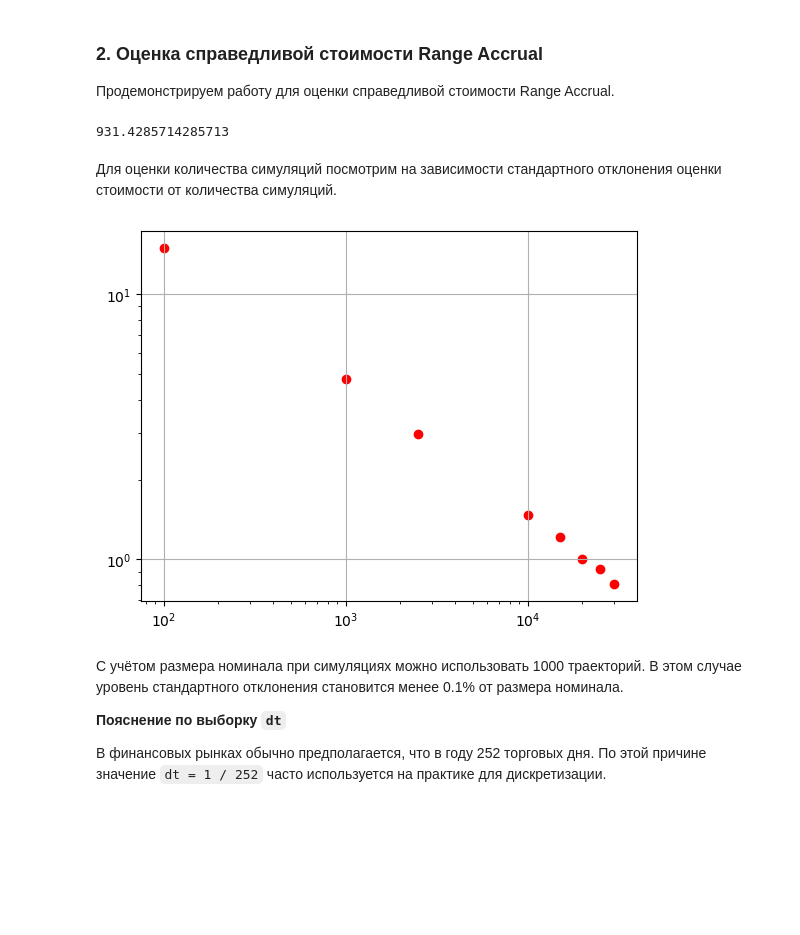
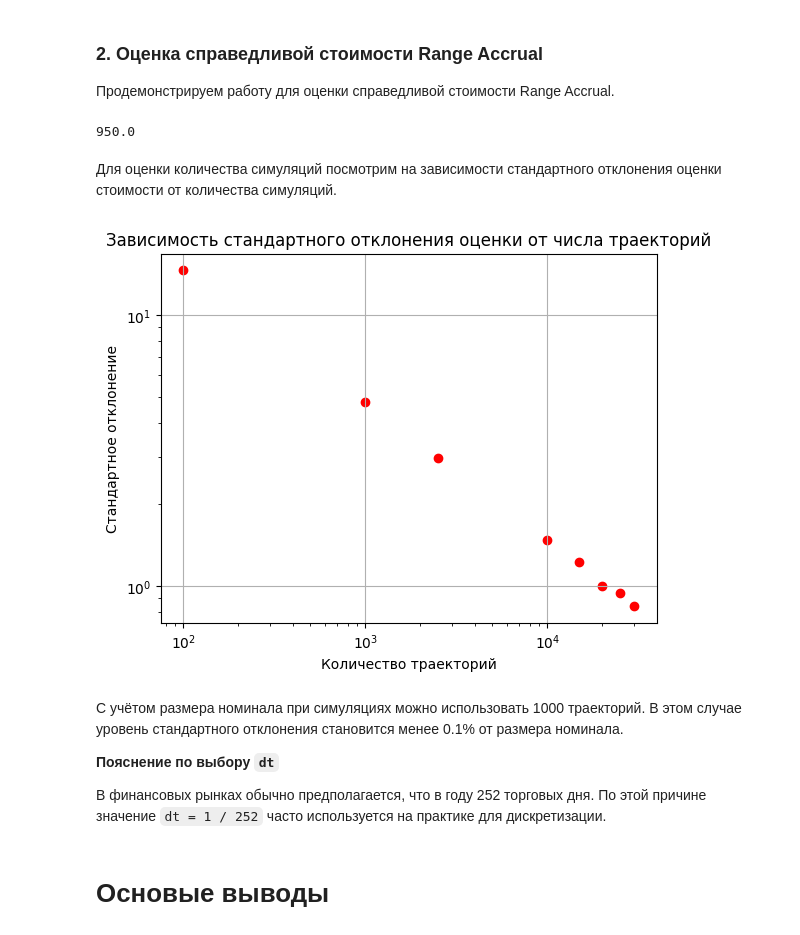
Before and after one commit to ArtemLiA/Quants-Project, a Jupyter notebook: main.ipynb, the cells around one changed output. Cells and saved outputs as stored; diff of their text form; code cells hidden in the pictures; blank space fills up the shorter version.

Commit message:
выводы

```diff
--- a/main.ipynb
+++ b/main.ipynb
@@ -412,6 +464,4 @@ plot_simulation(
 # %%
-logfx_best_params = {
-    "sigma": 0.007697
-}
+logfx_best_params = {"sigma": 0.007697}
 # %% [markdown]
 #### **Оценка корреляций между факторами**
@@ -460,14 +480,11 @@ residuals_ru = get_cir_residuals(
     data=ruonia_df.Rate.values[-size:],
     theta=theta_arr_ru,
     alpha=ru_best_params["alpha"],
-    dt=1 / 252
+    dt=1 / 252,
 )
 
 residuals_us = get_cir_residuals(
-    data=sofr_df.Rate.values[-size:],
-    theta=theta_arr_us,
-    alpha=us_best_params["alpha"],
-    dt=1 / 252
+    data=sofr_df.Rate.values[-size:], theta=theta_arr_us, alpha=us_best_params["alpha"], dt=1 / 252
 )
 
 residuals_fx = get_logfx_residuals(
@@ -475,7 +492,7 @@ residuals_fx = get_logfx_residuals(
     data_rd=ruonia_df.Rate.values[-size:],
     data_rf=sofr_df.Rate.values[-size:],
     sigma=logfx_best_params["sigma"],
-    dt=dt
+    dt=dt,
 )
 # %%
 m = np.stack((residuals_ru, residuals_us, residuals_fx), axis=0)
@@ -499,9 +519,7 @@ model_ru = CIRModel(**ru_best_params)
 model_us = CIRModel(**us_best_params)
 model_log_fx = FXLogModel(**logfx_best_params)
 # %%
-model = RangeAccrualPricingModel(
-    model_us, model_ru, model_log_fx, cov_mat, seed=42
-)
+model = RangeAccrualPricingModel(model_us, model_ru, model_log_fx, cov_mat, seed=42)
 # %%
 sim_results = model.price(
     start_date="2021-12-10",
@@ -513,22 +531,18 @@ sim_results = model.price(
     r0_foreign=0.02,
     fx0=0.01,
     n_trajectories=100,
-    return_trajectories=True
+    return_trajectories=True,
 )
 
 print(sim_results.get("price"))
 # %% [output]
-931.4285714285713
+950.0
 # %% [markdown]
 Для оценки количества симуляций посмотрим на зависимости стандартного отклонения
 оценки стоимости от количества симуляций.
 # %%
-from tqdm import tqdm
-
 n_samples = 1000
-n_trajectories_list = [
-    100, 1000, 2500, 10_000, 15_000, 20_000, 25_000, 30_000
-]
+n_trajectories_list = [100, 1000, 2500, 10_000, 15_000, 20_000, 25_000, 30_000]
 std_list = []
 
 
@@ -545,7 +559,7 @@ for n_trajectories in n_trajectories_list:
             r0_domestic=0.04,
             r0_foreign=0.02,
             fx0=0.01,
-            n_trajectories=n_trajectories
+            n_trajectories=n_trajectories,
         )
 
         prices.append(price)
@@ -554,21 +568,21 @@ for n_trajectories in n_trajectories_list:
 # %%
 import matplotlib.pyplot as plt
 
-
-plt.scatter(
-    n_trajectories_list, std_list,
-    color='red'
-)
-plt.xscale('log')
-plt.yscale('log')
-
+plt.scatter(n_trajectories_list, std_list, color="red")
+plt.xscale("log")
+plt.yscale("log")
+plt.xlabel("Количество траекторий")
+plt.ylabel("Стандартное отклонение")
+plt.title("Зависимость стандартного отклонения оценки от числа траекторий")
 plt.grid(True)
 plt.show()
 # %% [output]
-[figure, old version]
+[figure, new version]
 # %% [markdown]
 С учётом размера номинала при симуляциях можно использовать 1000 траекторий. В этом случае уровень стандартного отклонения становится менее 0.1% от размера номинала.
 
-**Пояснение по выборку `dt`**
+**Пояснение по выбору `dt`**
 
 В финансовых рынках обычно предполагается, что в году 252 торговых дня. По этой причине значение `dt = 1 / 252` часто используется на практике для дискретизации.
+# %% [markdown]
+# Основые выводы
```
Also changed, not shown: parts of 34 cells of this notebook, 1 other file.
